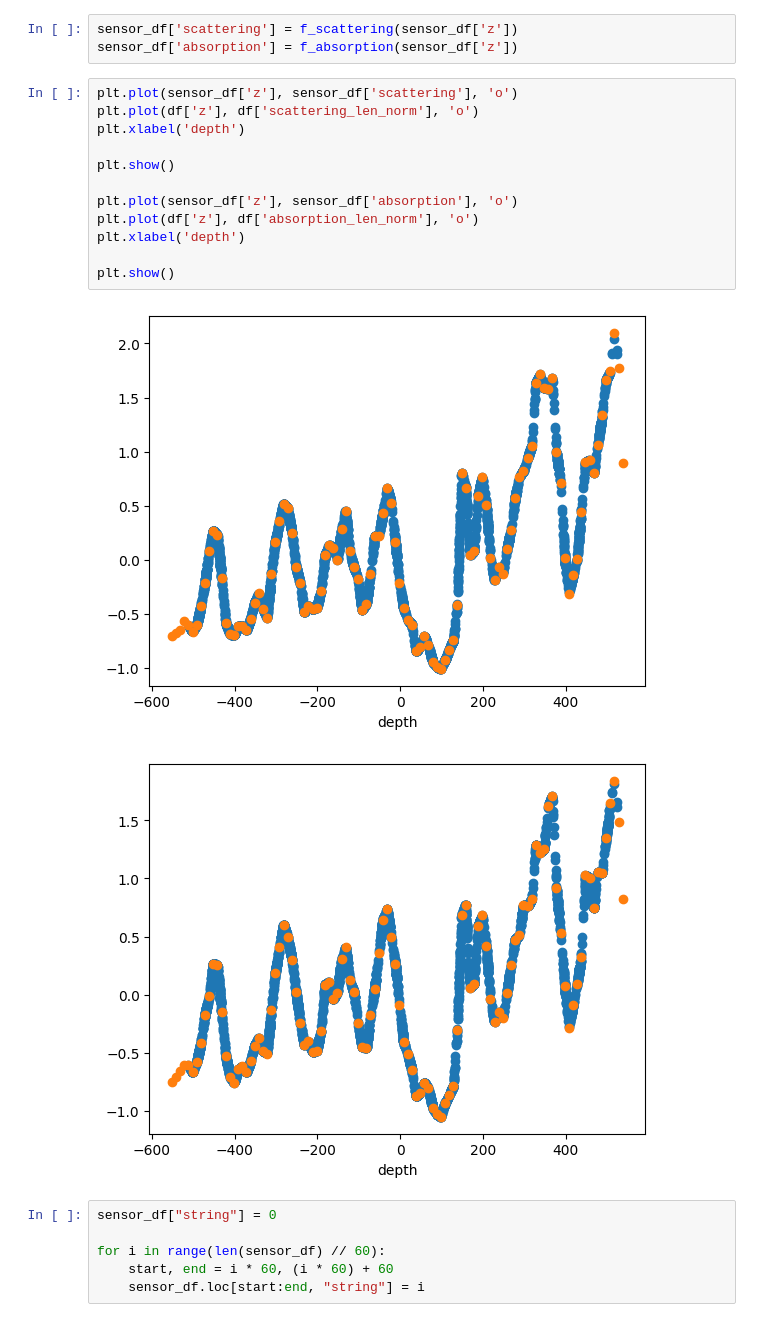
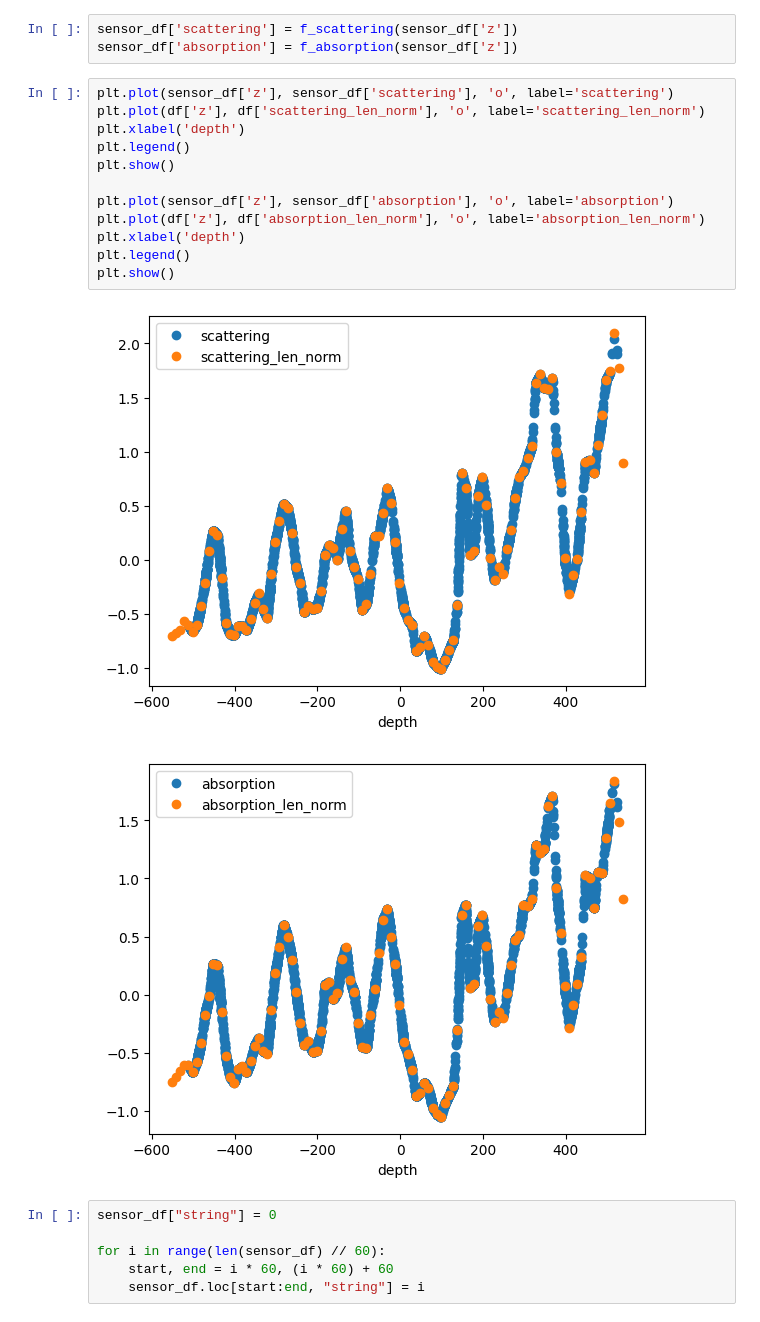
Before and after one commit to Mohammad-Rahmati/IceCube---Neutrinos-in-Deep-Ice, a Jupyter notebook: sensor_feature.ipynb, the cells around one changed output. Cells and saved outputs as stored; diff of their text form.

```diff
--- a/sensor_feature.ipynb
+++ b/sensor_feature.ipynb
@@ -35,20 +35,20 @@ sensor_df = pd.read_csv('data/sensor_geometry.csv')
 sensor_df['scattering'] = f_scattering(sensor_df['z'])
 sensor_df['absorption'] = f_absorption(sensor_df['z'])
 # %%
-plt.plot(sensor_df['z'], sensor_df['scattering'], 'o')
-plt.plot(df['z'], df['scattering_len_norm'], 'o')
+plt.plot(sensor_df['z'], sensor_df['scattering'], 'o', label='scattering')
+plt.plot(df['z'], df['scattering_len_norm'], 'o', label='scattering_len_norm')
 plt.xlabel('depth')
-
+plt.legend()
 plt.show()
 
-plt.plot(sensor_df['z'], sensor_df['absorption'], 'o')
-plt.plot(df['z'], df['absorption_len_norm'], 'o')
+plt.plot(sensor_df['z'], sensor_df['absorption'], 'o', label='absorption')
+plt.plot(df['z'], df['absorption_len_norm'], 'o', label='absorption_len_norm')
 plt.xlabel('depth')
-
+plt.legend()
 plt.show()
 # %% [output]
-[figure, old version]
+[figure, new version]
-[figure, old version]
+[figure, new version]
 # %%
 sensor_df["string"] = 0
 
```
Also changed, not shown: parts of 6 cells of this notebook, 2 other files.
